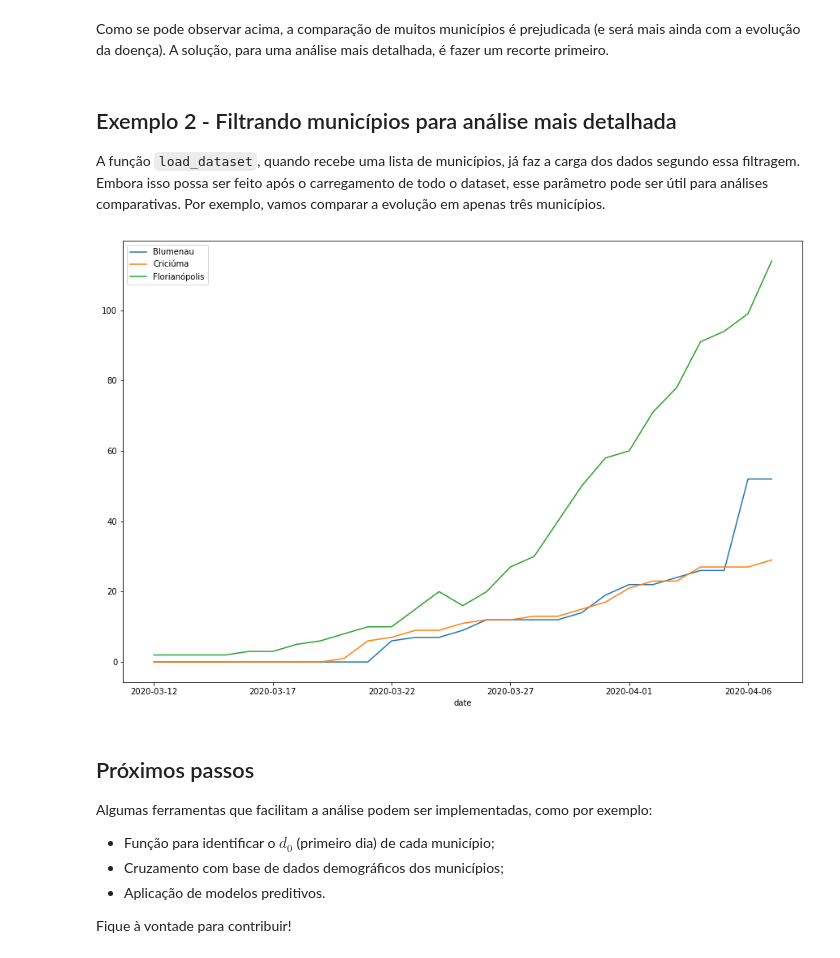
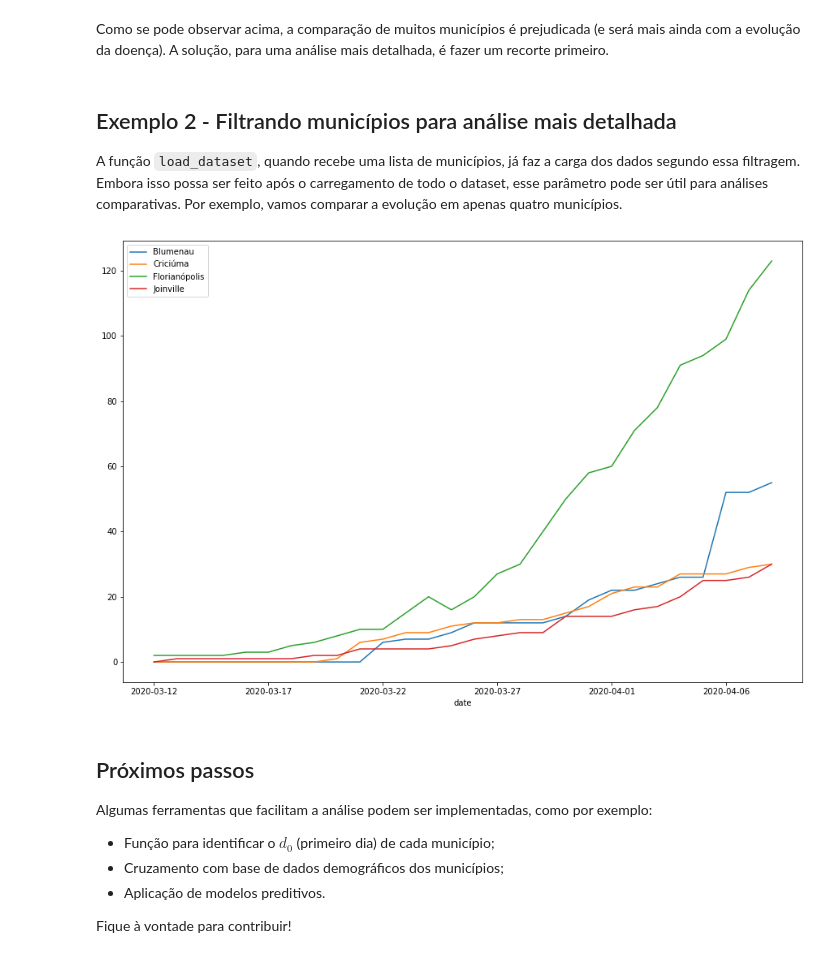
Before and after one commit to zelacerda/covid-19-sc-data, a Jupyter notebook: corona_sc.ipynb, the cells around one changed output. Cells and saved outputs as stored; diff of their text form; code cells hidden in the pictures.

```diff
--- a/corona_sc.ipynb
+++ b/corona_sc.ipynb
@@ -73,21 +73,21 @@ Como se pode observar acima, a comparação de muitos municípios é prejudicada
 # %% [markdown]
 ## Exemplo 2 - Filtrando municípios para análise mais detalhada
 
-A função `load_dataset`, quando recebe uma lista de municípios, já faz a carga dos dados segundo essa filtragem. Embora isso possa ser feito após o carregamento de todo o dataset, esse parâmetro pode ser útil para análises comparativas. Por exemplo, vamos comparar a evolução em apenas três municípios.
+A função `load_dataset`, quando recebe uma lista de municípios, já faz a carga dos dados segundo essa filtragem. Embora isso possa ser feito após o carregamento de todo o dataset, esse parâmetro pode ser útil para análises comparativas. Por exemplo, vamos comparar a evolução em apenas quatro municípios.
 # %%
-cities = ['Florianópolis', 'Criciúma', 'Blumenau']
+cities = ['Florianópolis', 'Blumenau', 'Joinville', 'Criciúma']
 
 plot = (
     load_dataset(cities)
     .set_index('date')
     .groupby('city')
     .total_cases
     .plot(x='date',
           legend=True,
           figsize=(15,10))
 )
 # %% [output]
-[figure, old version]
+[figure, new version]
 # %% [markdown]
 ## Próximos passos
 
```
Also changed, not shown: parts of 4 cells of this notebook, 3 other files.
